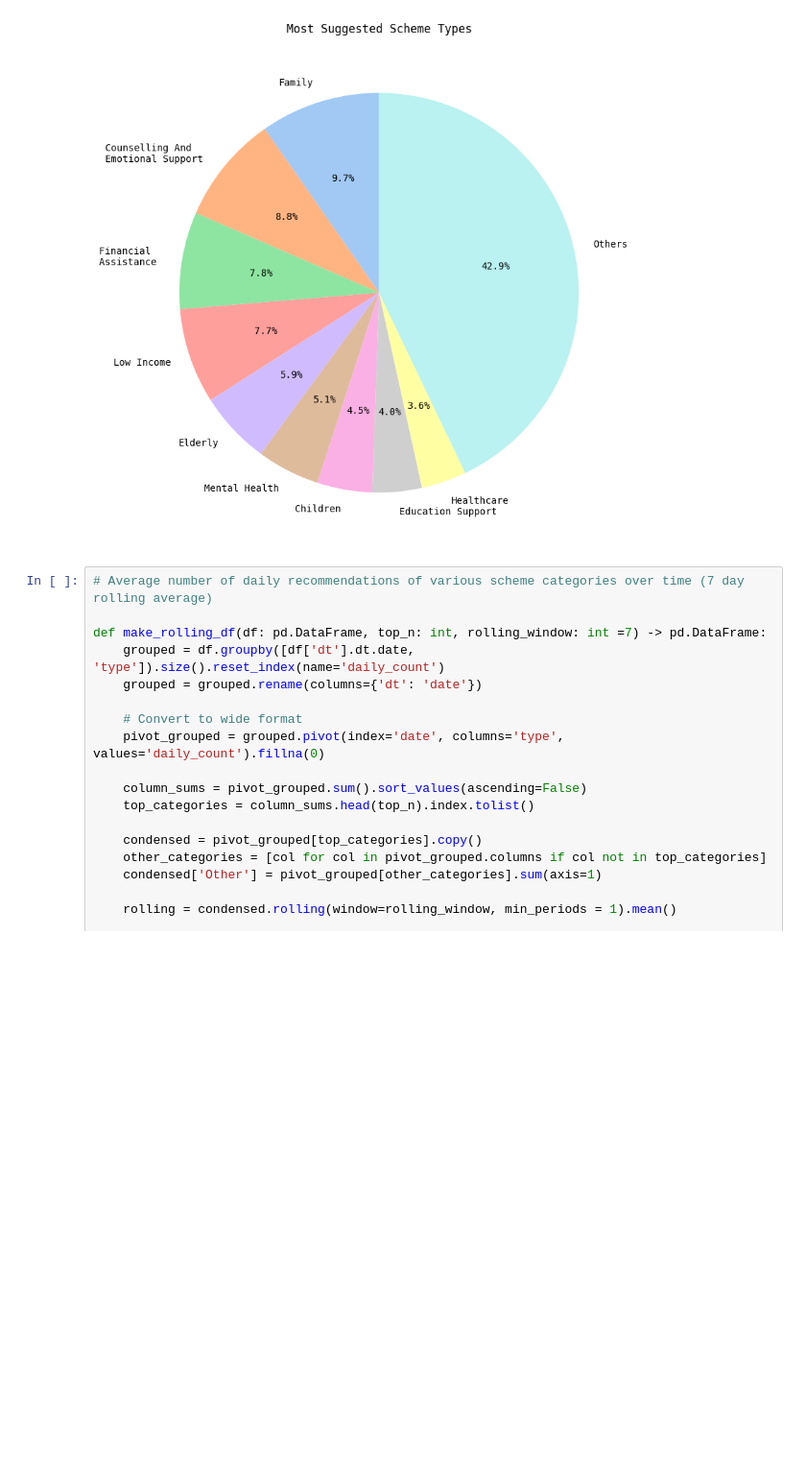
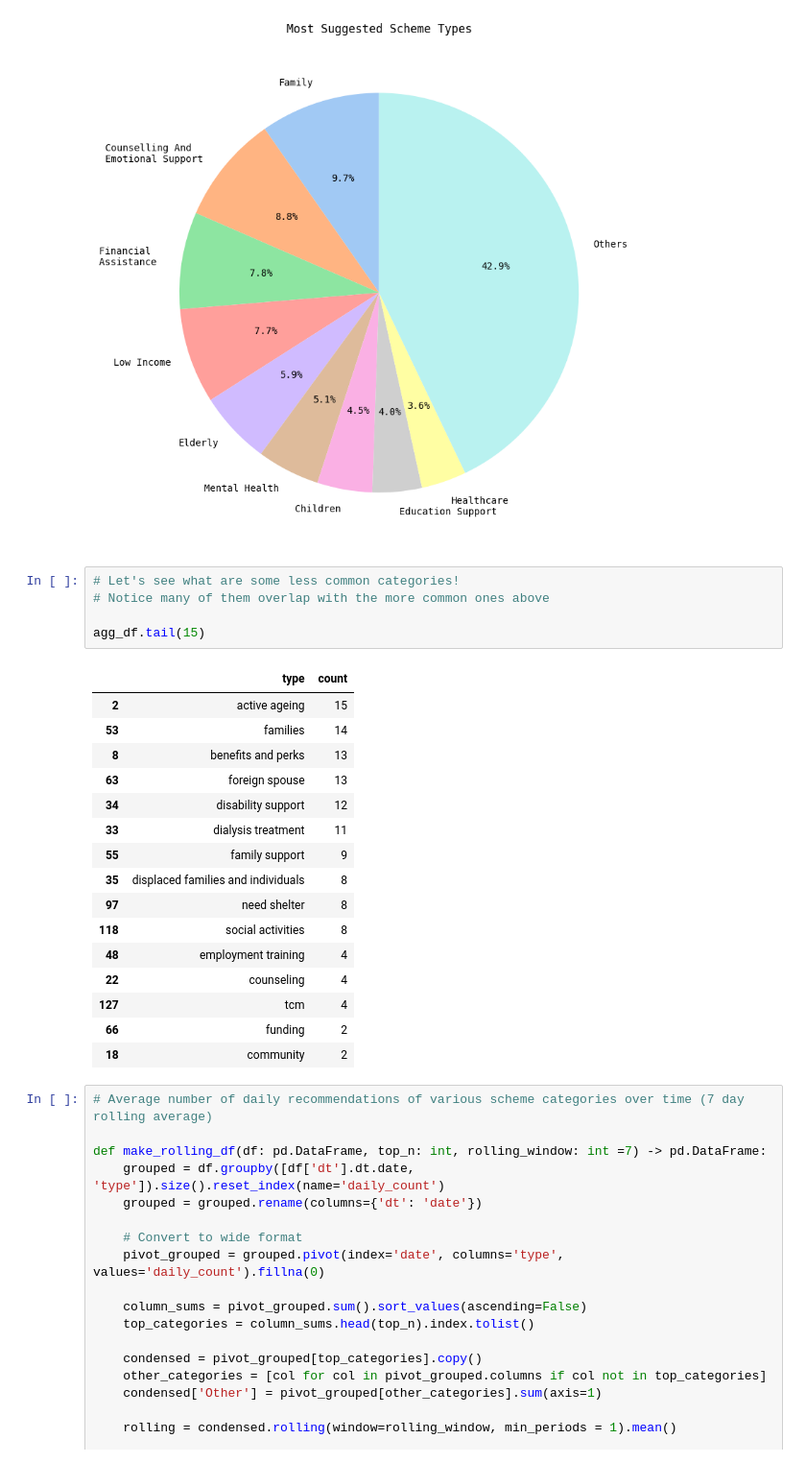
Before and after one commit to CJBuzz/schemessg_data_analysis, a Jupyter notebook: data_analysis.ipynb, the cells around one changed output. Shown at 96% size. Saved outputs shown, nothing was run; the diff lists cells and outputs as text; blank space fills up the shorter version.

```diff
--- a/data_analysis.ipynb
+++ b/data_analysis.ipynb
@@ -186,6 +187,28 @@ plt.savefig(fig_fp)
 plt.show()
 # %% [output]
 [figure]
+# %%
+# Let's see what are some less common categories!
+# Notice many of them overlap with the more common ones above
+
+agg_df.tail(15)
+# %% [output]
+|  | type | count |
+| 2 | active ageing | 15 |
+| 53 | families | 14 |
+| 8 | benefits and perks | 13 |
+| 63 | foreign spouse | 13 |
+| 34 | disability support | 12 |
+| 33 | dialysis treatment | 11 |
+| 55 | family support | 9 |
+| 35 | displaced families and individuals | 8 |
+| 97 | need shelter | 8 |
+| 118 | social activities | 8 |
+| 48 | employment training | 4 |
+| 22 | counseling | 4 |
+| 127 | tcm | 4 |
+| 66 | funding | 2 |
+| 18 | community | 2 |
 # %%
 # Average number of daily recommendations of various scheme categories over time (7 day rolling average)
 
```
Also changed, not shown: parts of 3 cells of this notebook, 2 other files.
